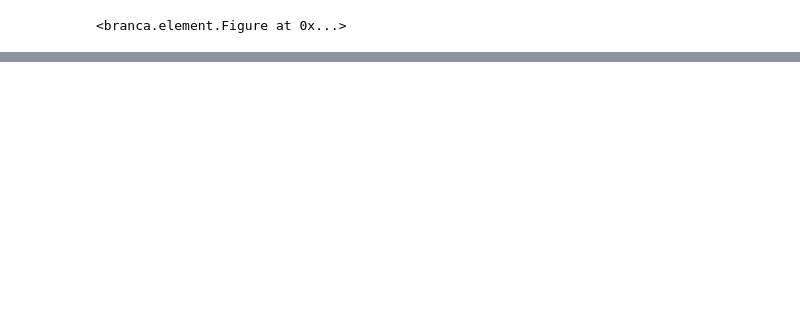
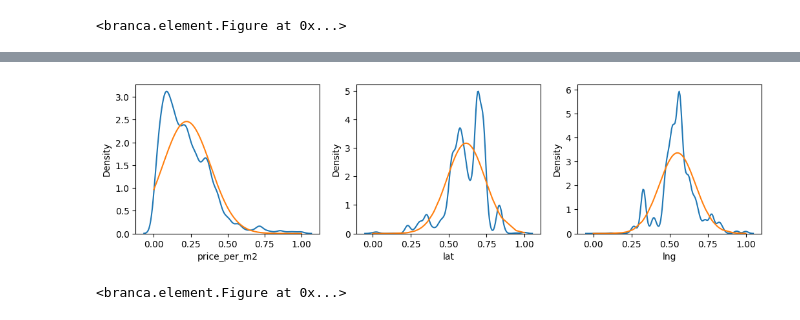
Before and after one commit to rafidamr/house-scorer, a Jupyter notebook: data_collector/wrangler-eda.ipynb, the cells around one changed output, grey strips where cells are left out. Cells and saved outputs as stored; diff of their text form; code cells hidden in the pictures; blank space fills up the shorter version.

```diff
--- a/data_collector/wrangler-eda.ipynb
+++ b/data_collector/wrangler-eda.ipynb
@@ -190,0 +175,18 @@ traindata.describe()
+# %%
+norm_price = (traindata['price_per_m2'] - traindata['price_per_m2'].min()) / (traindata['price_per_m2'].max() - traindata['price_per_m2'].min())
+norm_lat = (traindata['lat'] - traindata['lat'].min()) / (traindata['lat'].max() - traindata['lat'].min())
+norm_lat_ = norm_lat.sort_values()
+norm_lng = (traindata['lng'] - traindata['lng'].min()) / (traindata['lng'].max() - traindata['lng'].min())
+norm_lng_ = norm_lng.sort_values()
+
+_, axes = plt.subplots(1,3, figsize=(12.5,3))
+sns.kdeplot(ax=axes[0], data=norm_price)
+axes[0].plot(norm_price, stats.norm.pdf(norm_price, norm_price.mean(), norm_price.std()))
+sns.kdeplot(ax=axes[1], data=norm_lat_)
+axes[1].plot(norm_lat_, stats.norm.pdf(norm_lat_, norm_lat_.mean(), norm_lat_.std()))
+sns.kdeplot(ax=axes[2], data=norm_lng_)
+axes[2].plot(norm_lng_, stats.norm.pdf(norm_lng_, norm_lng_.mean(), norm_lng_.std()))
+
+plt.show()
+# %% [output]
+[figure, added]
@@ -190,0 +207,30 @@ traindata.describe()
+# %%
+import folium
+import glob
+import json
+
+
+site_map = folium.Map(location=[-6.9301133,107.6208473],
+                      tiles="Cartodb voyager",
+                      zoom_start=11.5,
+                      zoom_control=False
+                      )
+                    #   attr=xyz.Stadia.StamenTerrain.html_attribution,
+fol = folium.Figure(width=700, height=300)
+site_map.add_to(fol)
+
+for _, row in td.iterrows():
+    lat, lng = row['lat'], row['lng']
+    loc_name, color = row['Location'], row['marker_color']
+    folium.Circle(
+        location=(lat, lng),
+        tooltip=loc_name,
+        fill_color=color,
+        fill_opacity=1.0,
+        radius=100,
+        opacity=0,
+    ).add_to(site_map)
+
+fol
+# %% [output]
+<branca.element.Figure at 0x...>
```
Also changed, not shown: parts of 8 cells of this notebook, 6 other files.
